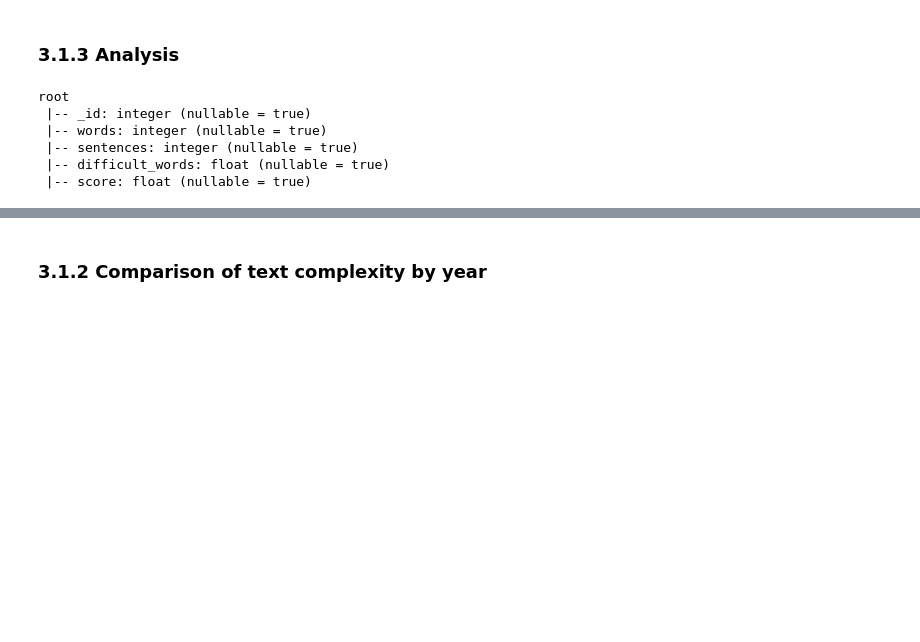
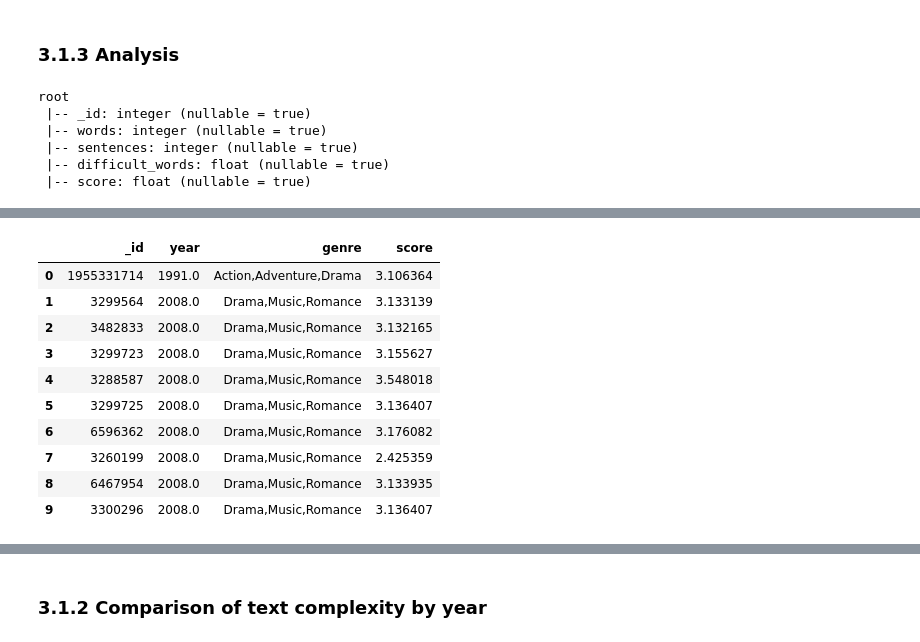
Before and after one commit to RobertInjac/ADA-Project-2018-OpenSubtitles, a Jupyter notebook: Project.ipynb, the cells around one changed output, grey strips where cells are left out. Saved outputs shown, nothing was run; the diff lists cells and outputs as text; code cells hidden in the pictures; blank space fills up the shorter version.

```diff
--- a/Project.ipynb
+++ b/Project.ipynb
@@ -1020,3 +1050,17 @@ max         19.274113
 Name: score, dtype: float64
+# %%
+complexity_df.head(10)
+# %% [output]
+|  | _id | year | genre | score |
+| 0 | 1955331714 | 1991.0 | Action,Adventure,Drama | 3.106364 |
+| 1 | 3299564 | 2008.0 | Drama,Music,Romance | 3.133139 |
+| 2 | 3482833 | 2008.0 | Drama,Music,Romance | 3.132165 |
+| 3 | 3299723 | 2008.0 | Drama,Music,Romance | 3.155627 |
+| 4 | 3288587 | 2008.0 | Drama,Music,Romance | 3.548018 |
+| 5 | 3299725 | 2008.0 | Drama,Music,Romance | 3.136407 |
+| 6 | 6596362 | 2008.0 | Drama,Music,Romance | 3.176082 |
+| 7 | 3260199 | 2008.0 | Drama,Music,Romance | 2.425359 |
+| 8 | 6467954 | 2008.0 | Drama,Music,Romance | 3.133935 |
+| 9 | 3300296 | 2008.0 | Drama,Music,Romance | 3.136407 |
 # %%
 complexity_df = complexity_df[complexity_df['score'] < 10]
```
Also changed, not shown: parts of 25 cells of this notebook.
